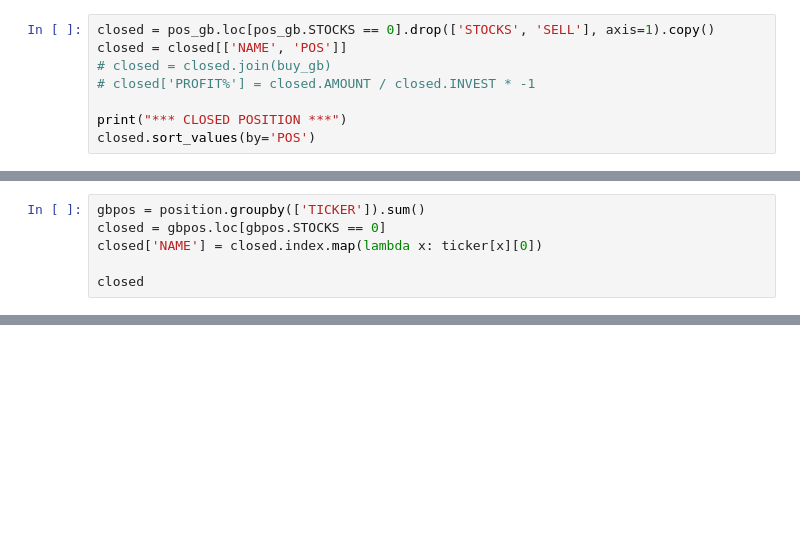
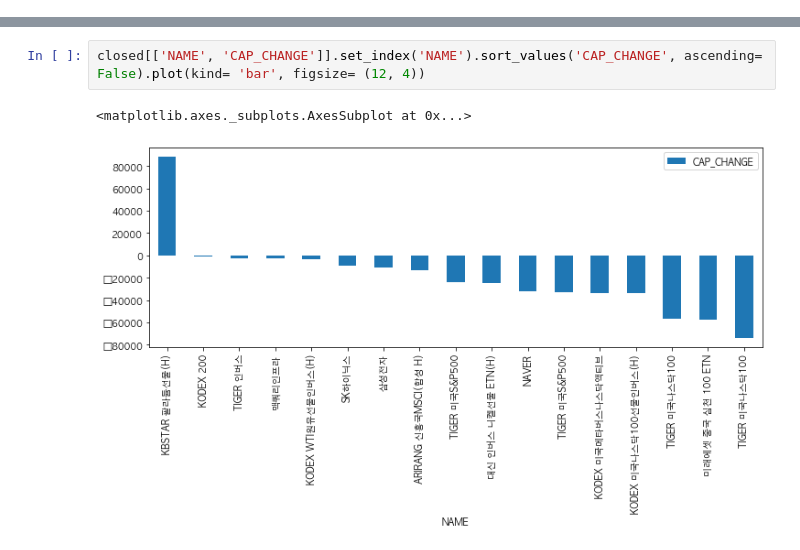
Before and after one commit to jamescbjeon/invest, a Jupyter notebook: mypostion.ipynb, the cells around one changed output, grey strips where cells are left out. Drawn from its saved outputs; the diff is of its cells as text; blank space fills up the shorter version.

```diff
--- a/mypostion.ipynb
+++ b/mypostion.ipynb
@@ -346,8 +261,0 @@ pos_gb
-# %%
-closed = pos_gb.loc[pos_gb.STOCKS == 0].drop(['STOCKS', 'SELL'], axis=1).copy()
-closed = closed[['NAME', 'POS']]
-# closed = closed.join(buy_gb)
-# closed['PROFIT%'] = closed.AMOUNT / closed.INVEST * -1
-
-print("*** CLOSED POSITION ***")
-closed.sort_values(by='POS')
@@ -543,6 +261,0 @@ for ticker in tk:
-# %%
-gbpos = position.groupby(['TICKER']).sum()
-closed = gbpos.loc[gbpos.STOCKS == 0]
-closed['NAME'] = closed.index.map(lambda x: ticker[x][0])
-
-closed
@@ -738,0 +287,5 @@ for stock in buy.
+# %%
+closed[['NAME', 'CAP_CHANGE']].set_index('NAME').sort_values('CAP_CHANGE', ascending= False).plot(kind= 'bar', figsize= (12, 4))
+# %% [output]
+<matplotlib.axes._subplots.AxesSubplot at 0x...>
+[figure, added]
```
Also changed, not shown: parts of 65 cells of this notebook.
